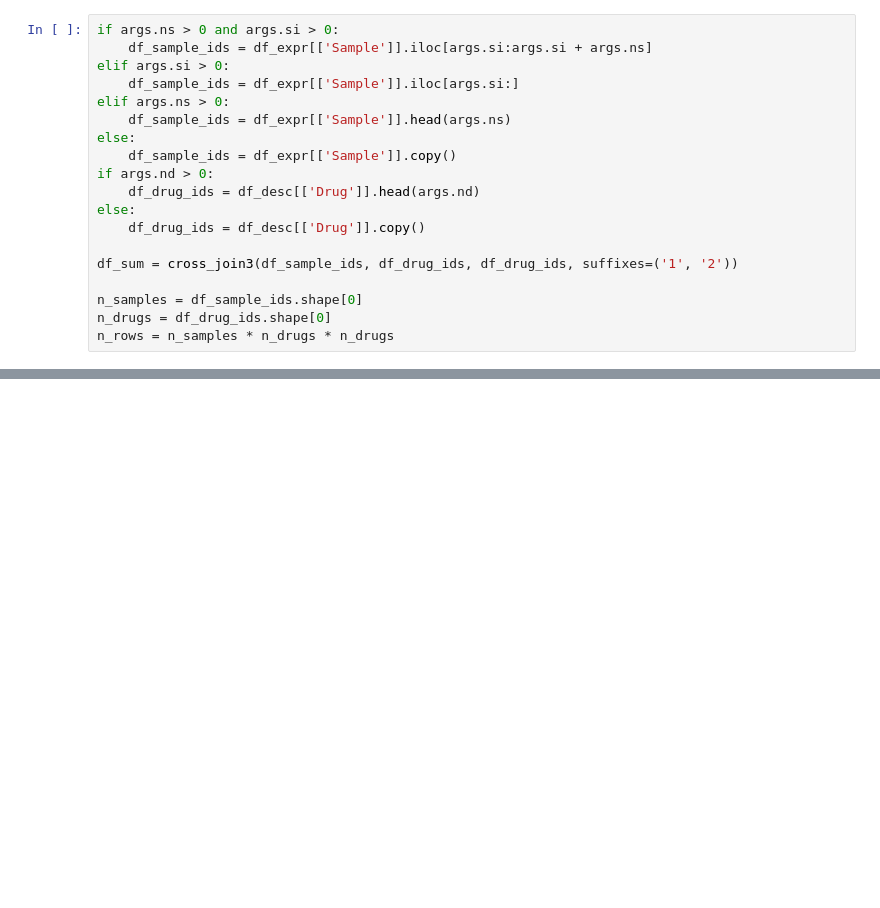
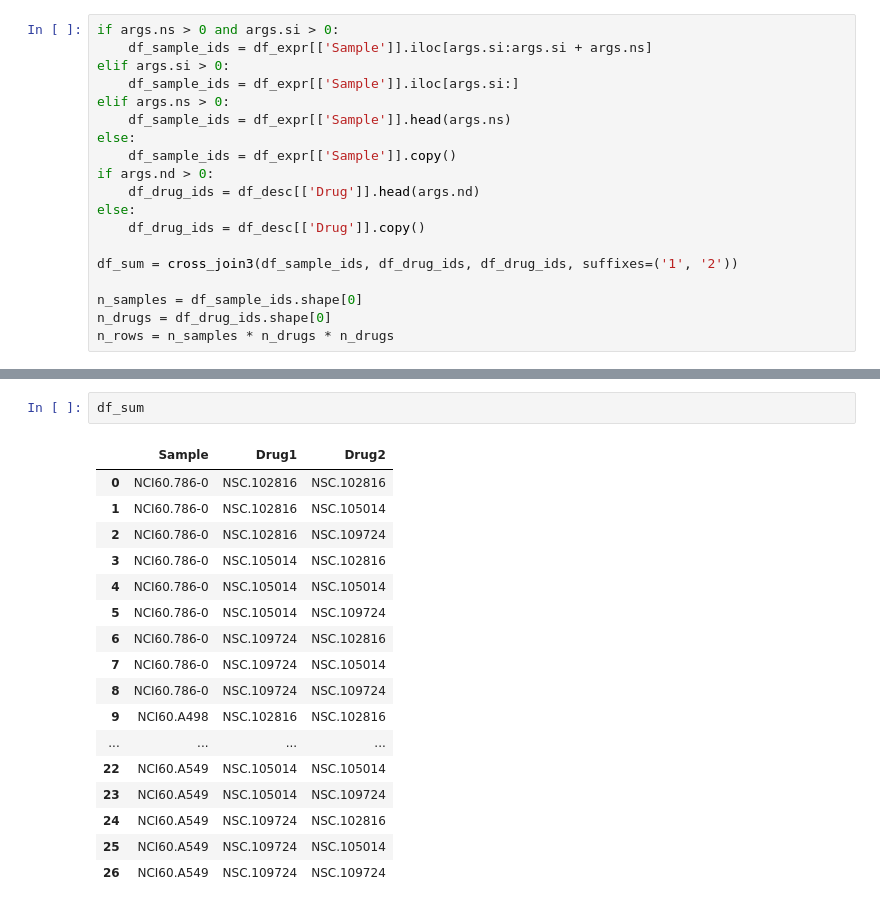
Before and after one commit to vgutta/NCI-DOE-Collab-Pilot1-Combo-combination-drug-response-predictor, a Jupyter notebook: Pilot1/Combo/predict.ipynb, the cells around one changed output, grey strips where cells are left out. Drawn from its saved outputs; the diff is of its cells as text; blank space fills up the shorter version.

```diff
--- a/Pilot1/Combo/predict.ipynb
+++ b/Pilot1/Combo/predict.ipynb
@@ -225,0 +241,20 @@ n_rows = n_samples * n_drugs * n_drugs
+# %%
+df_sum
+# %% [output]
+|  | Sample | Drug1 | Drug2 |
+| 0 | NCI60.786-0 | NSC.102816 | NSC.102816 |
+| 1 | NCI60.786-0 | NSC.102816 | NSC.105014 |
+| 2 | NCI60.786-0 | NSC.102816 | NSC.109724 |
+| 3 | NCI60.786-0 | NSC.105014 | NSC.102816 |
+| 4 | NCI60.786-0 | NSC.105014 | NSC.105014 |
+| 5 | NCI60.786-0 | NSC.105014 | NSC.109724 |
+| 6 | NCI60.786-0 | NSC.109724 | NSC.102816 |
+| 7 | NCI60.786-0 | NSC.109724 | NSC.105014 |
+| 8 | NCI60.786-0 | NSC.109724 | NSC.109724 |
+| 9 | NCI60.A498 | NSC.102816 | NSC.102816 |
+| ... | ... | ... | ... |
+| 22 | NCI60.A549 | NSC.105014 | NSC.105014 |
+| 23 | NCI60.A549 | NSC.105014 | NSC.109724 |
+| 24 | NCI60.A549 | NSC.109724 | NSC.102816 |
+| 25 | NCI60.A549 | NSC.109724 | NSC.105014 |
+| 26 | NCI60.A549 | NSC.109724 | NSC.109724 |
```
Also changed, not shown: parts of 9 cells of this notebook, 1 other file.
